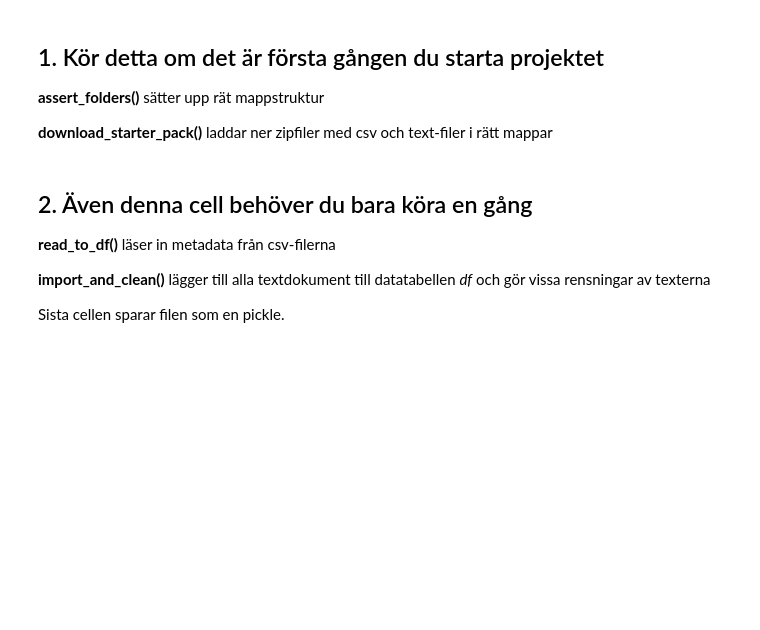
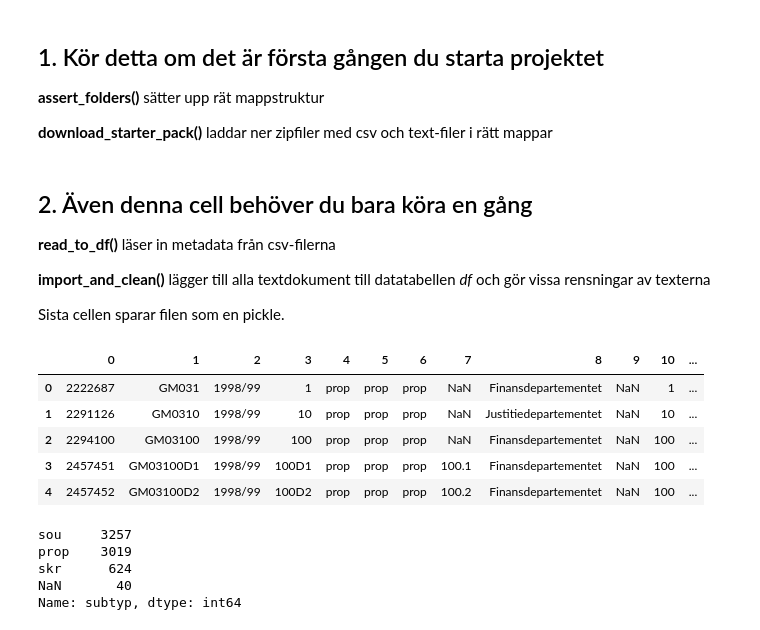
Before and after one commit to Hveemos/ML_projekt, a Jupyter notebook: read_data2.ipynb, the cells around one changed output. Drawn from its saved outputs; the diff is of its cells as text; code cells hidden in the pictures; blank space fills up the shorter version.

```diff
--- a/read_data2.ipynb
+++ b/read_data2.ipynb
@@ -9,10 +9,11 @@ import pandas as pd
 import tqdm
 import requests, zipfile, io
 
-PATH_TO_FILES=Path('C:\Datalab\sida_projekt\sida_projekt\Riksdagsdata\Propositioner') # Byt ut denna mot PATH_TO_PROP för alla utom Joakim
+#PATH_TO_FILES=Path('C:\Datalab\sida_projekt\sida_projekt\Riksdagsdata\Propositioner') # Byt ut denna mot PATH_TO_PROP för alla utom Joakim
 PATH_TO_RAW=Path('raw')
 PATH_TO_OUTDATA=Path('data')
 PATH_TO_PROP=Path('raw') / 'propositioner'
+PATH_TO_META=Path('meta')
 
 # Skippa dokument med titlar som innehåller:
 FILTER_TITLE='vårproposition|budgetproposition|ändringsbudget' # Lämna tom sträng om du inte vill filtrera
@@ -134,6 +178,24 @@ __import_and_clean()__ lägger till alla textdokument till datatabellen *df* och
 
 Sista cellen sparar filen som en pickle.
 # %%
-df=read_to_df(PATH_TO_FILES=PATH_TO_FILES,FILTER_TITLE=FILTER_TITLE)
+df=read_to_df(PATH_TO_FILES=PATH_TO_PROP,FILTER_TITLE=FILTER_TITLE)
 df=import_and_clean_txt(df)
 print('df.shape:',df.shape)
+# %%
+
+df.head()
+# %% [output]
+|  | 0 | 1 | 2 | 3 | 4 | 5 | 6 | 7 | 8 | 9 | 10 | ... |
+| 0 | 2222687 | GM031 | 1998/99 | 1 | prop | prop | prop | NaN | Finansdepartementet | NaN | 1 | ... |
+| 1 | 2291126 | GM0310 | 1998/99 | 10 | prop | prop | prop | NaN | Justitiedepartementet | NaN | 10 | ... |
+| 2 | 2294100 | GM03100 | 1998/99 | 100 | prop | prop | prop | NaN | Finansdepartementet | NaN | 100 | ... |
+| 3 | 2457451 | GM03100D1 | 1998/99 | 100D1 | prop | prop | prop | 100.1 | Finansdepartementet | NaN | 100 | ... |
+| 4 | 2457452 | GM03100D2 | 1998/99 | 100D2 | prop | prop | prop | 100.2 | Finansdepartementet | NaN | 100 | ... |
+# %%
+df['subtyp'].value_counts(dropna=False)
+# %% [output]
+sou     3257
+prop    3019
+skr      624
+NaN       40
+Name: subtyp, dtype: int64
```
Also changed, not shown: parts of 7 cells of this notebook, 5 other files.
